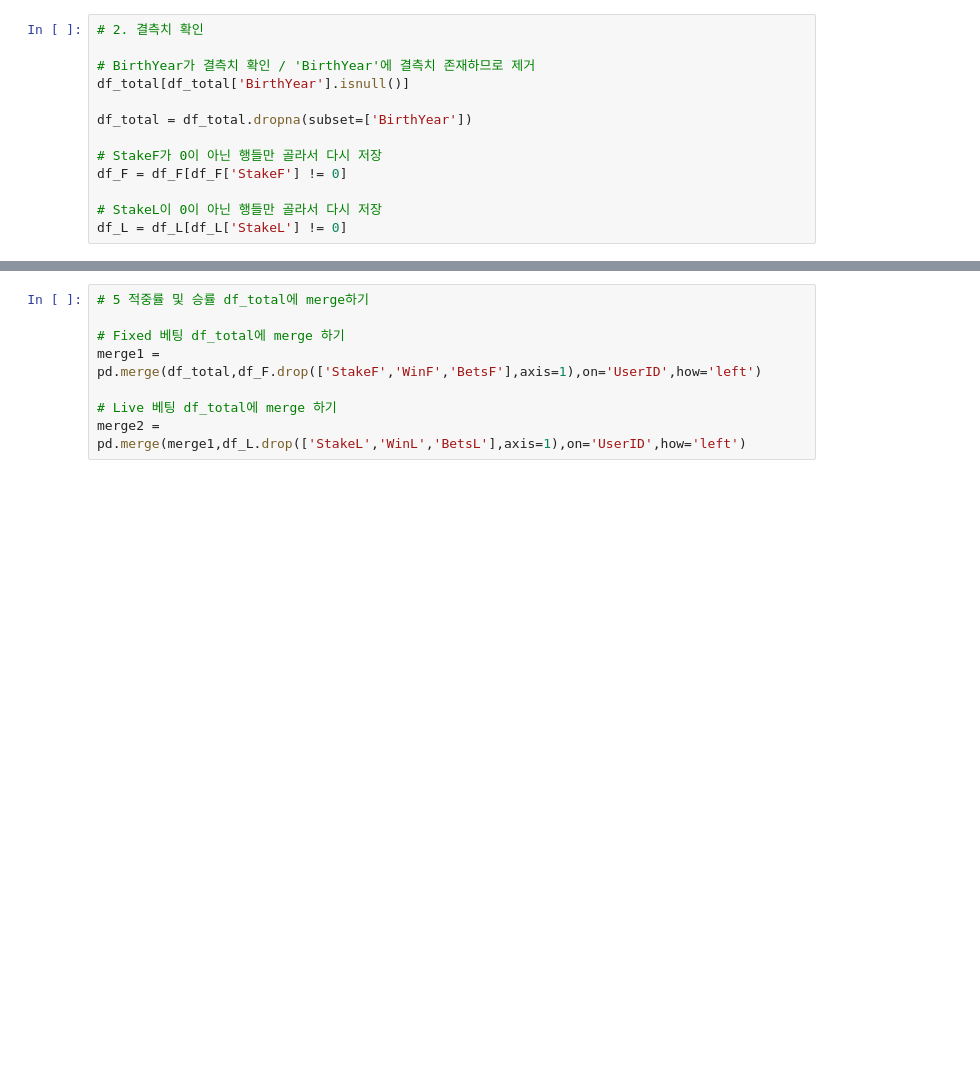
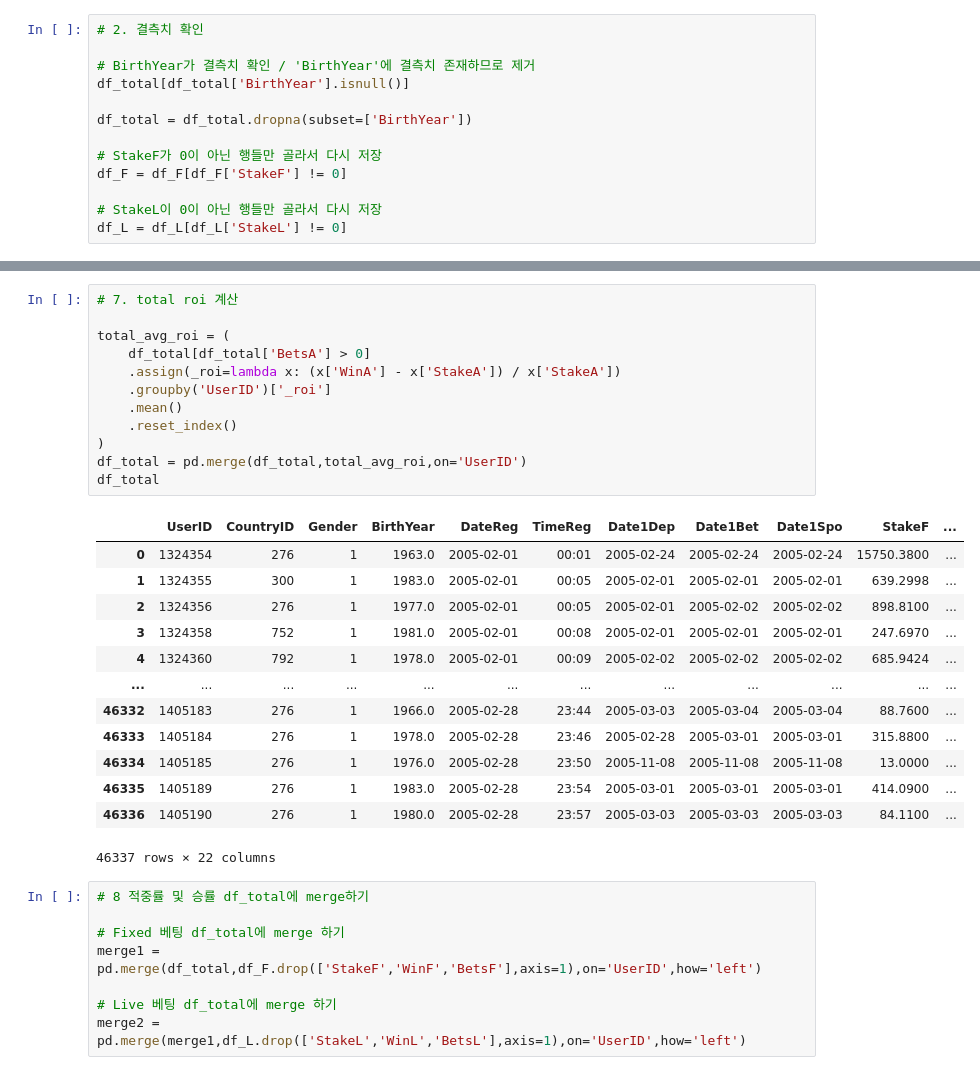
Before and after one commit to SKNETWORKS-FAMILY-AICAMP/SKN24-2nd-3Team, a Jupyter notebook: notebooks/psy/01_preprocessing.ipynb, the cells around one changed output, grey strips where cells are left out. Cells and saved outputs as stored; diff of their text form; blank space fills up the shorter version.

```diff
--- a/notebooks/psy/01_preprocessing.ipynb
+++ b/notebooks/psy/01_preprocessing.ipynb
@@ -72,5 +192,31 @@ df_L = df_L.round({'live_hit_rate': 2, 'live_win_rate': 2})
+# %%
+# 7. total roi 계산
+
+total_avg_roi = (
+    df_total[df_total['BetsA'] > 0]
+    .assign(_roi=lambda x: (x['WinA'] - x['StakeA']) / x['StakeA'])
+    .groupby('UserID')['_roi']
+    .mean()
+    .reset_index()
+)
+df_total = pd.merge(df_total,total_avg_roi,on='UserID')
+df_total
+# %% [output]
+|  | UserID | CountryID | Gender | BirthYear | DateReg | TimeReg | Date1Dep | Date1Bet | Date1Spo | StakeF | ... |
+| 0 | 1324354 | 276 | 1 | 1963.0 | 2005-02-01 | 00:01 | 2005-02-24 | 2005-02-24 | 2005-02-24 | 15750.3800 | ... |
+| 1 | 1324355 | 300 | 1 | 1983.0 | 2005-02-01 | 00:05 | 2005-02-01 | 2005-02-01 | 2005-02-01 | 639.2998 | ... |
+| 2 | 1324356 | 276 | 1 | 1977.0 | 2005-02-01 | 00:05 | 2005-02-01 | 2005-02-02 | 2005-02-02 | 898.8100 | ... |
+| 3 | 1324358 | 752 | 1 | 1981.0 | 2005-02-01 | 00:08 | 2005-02-01 | 2005-02-01 | 2005-02-01 | 247.6970 | ... |
+| 4 | 1324360 | 792 | 1 | 1978.0 | 2005-02-01 | 00:09 | 2005-02-02 | 2005-02-02 | 2005-02-02 | 685.9424 | ... |
+| ... | ... | ... | ... | ... | ... | ... | ... | ... | ... | ... | ... |
+| 46332 | 1405183 | 276 | 1 | 1966.0 | 2005-02-28 | 23:44 | 2005-03-03 | 2005-03-04 | 2005-03-04 | 88.7600 | ... |
+| 46333 | 1405184 | 276 | 1 | 1978.0 | 2005-02-28 | 23:46 | 2005-02-28 | 2005-03-01 | 2005-03-01 | 315.8800 | ... |
+| 46334 | 1405185 | 276 | 1 | 1976.0 | 2005-02-28 | 23:50 | 2005-11-08 | 2005-11-08 | 2005-11-08 | 13.0000 | ... |
+| 46335 | 1405189 | 276 | 1 | 1983.0 | 2005-02-28 | 23:54 | 2005-03-01 | 2005-03-01 | 2005-03-01 | 414.0900 | ... |
+| 46336 | 1405190 | 276 | 1 | 1980.0 | 2005-02-28 | 23:57 | 2005-03-03 | 2005-03-03 | 2005-03-03 | 84.1100 | ... |
+46337 rows × 22 columns
 # %%
-# 5 적중률 및 승률 df_total에 merge하기
+# 8 적중률 및 승률 df_total에 merge하기
 
 # Fixed 베팅 df_total에 merge 하기
 merge1 = pd.merge(df_total,df_F.drop(['StakeF','WinF','BetsF'],axis=1),on='UserID',how='left')
```
Also changed, not shown: parts of 17 cells of this notebook, 2 other files.
